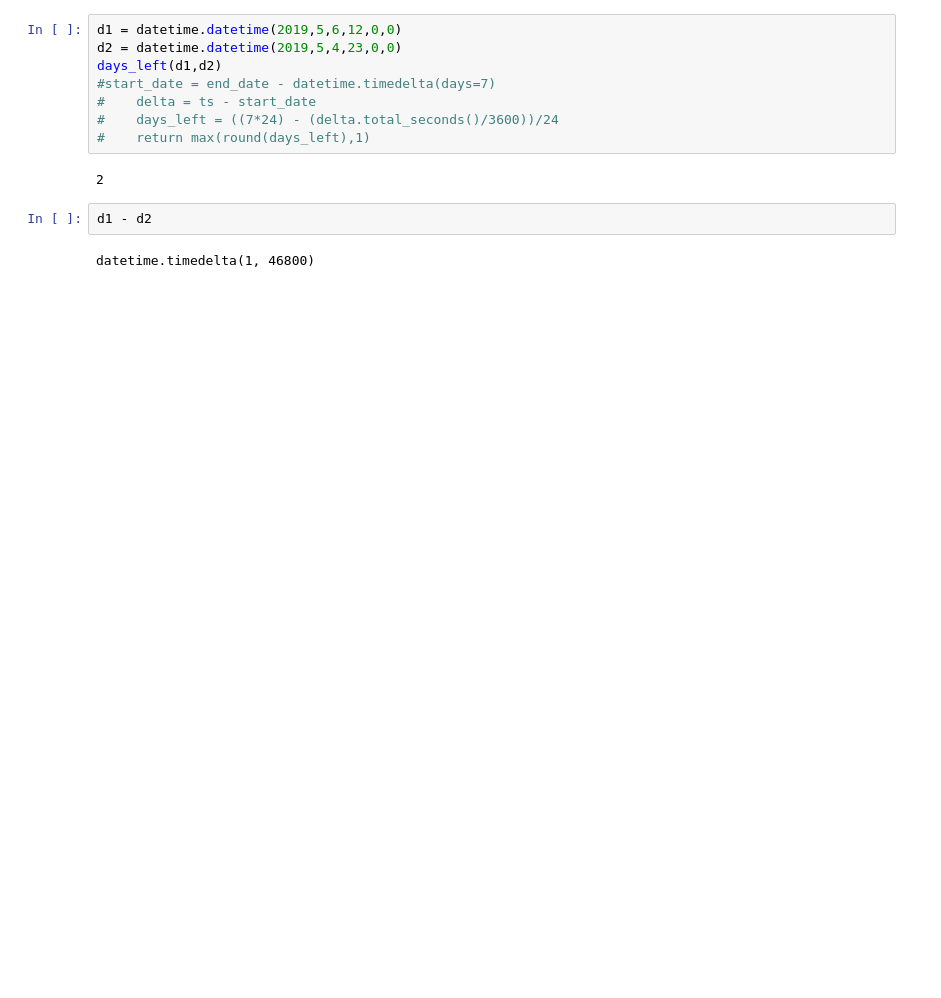
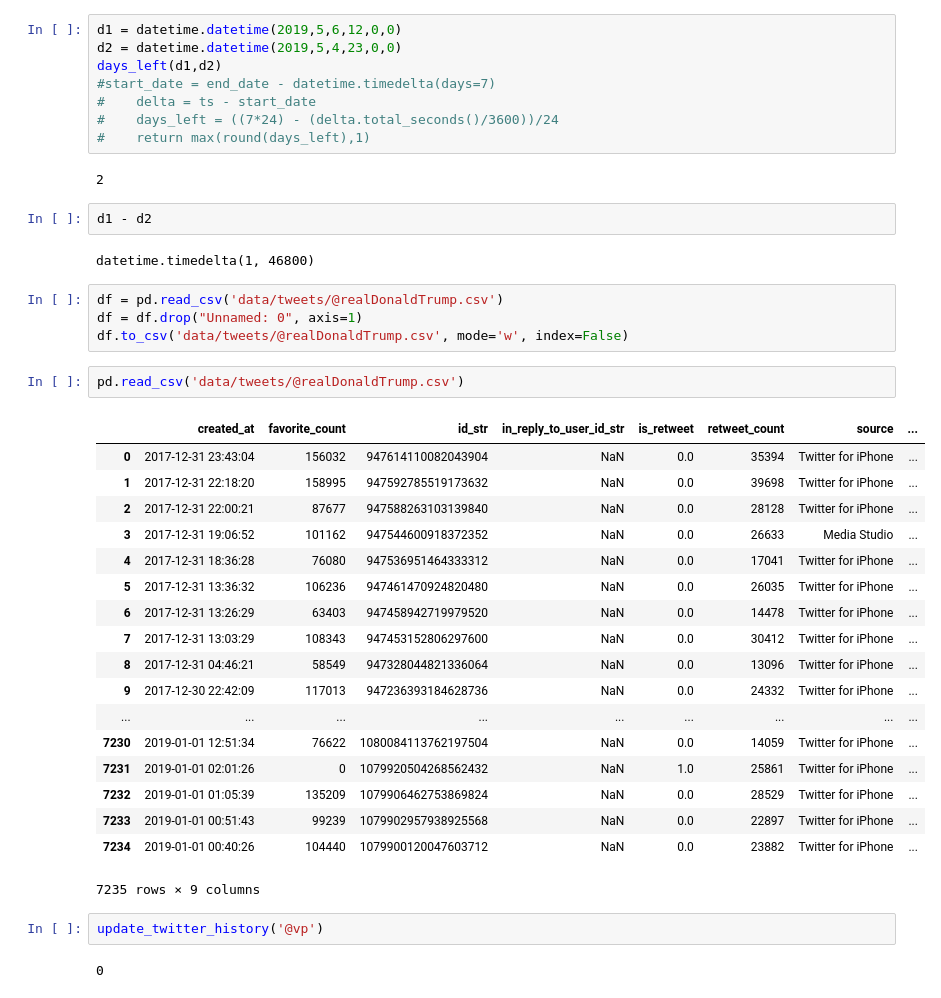
Before and after one commit to mng12689/predictit, a Jupyter notebook: Untitled-Copy1.ipynb, the cells around one changed output. Drawn from its saved outputs; the diff is of its cells as text; blank space fills up the shorter version.

Commit message:
twitter history update

```diff
--- a/Untitled-Copy1.ipynb
+++ b/Untitled-Copy1.ipynb
@@ -720,3 +734,32 @@ days_left(d1,d2)
 d1 - d2
 # %% [output]
 datetime.timedelta(1, 46800)
+# %%
+df = pd.read_csv('data/tweets/@realDonaldTrump.csv')
+df = df.drop("Unnamed: 0", axis=1)
+df.to_csv('data/tweets/@realDonaldTrump.csv', mode='w', index=False)
+# %%
+pd.read_csv('data/tweets/@realDonaldTrump.csv')
+# %% [output]
+|  | created_at | favorite_count | id_str | in_reply_to_user_id_str | is_retweet | retweet_count | source | ... |
+| 0 | 2017-12-31 23:43:04 | 156032 | 947614110082043904 | NaN | 0.0 | 35394 | Twitter for iPhone | ... |
+| 1 | 2017-12-31 22:18:20 | 158995 | 947592785519173632 | NaN | 0.0 | 39698 | Twitter for iPhone | ... |
+| 2 | 2017-12-31 22:00:21 | 87677 | 947588263103139840 | NaN | 0.0 | 28128 | Twitter for iPhone | ... |
+| 3 | 2017-12-31 19:06:52 | 101162 | 947544600918372352 | NaN | 0.0 | 26633 | Media Studio | ... |
+| 4 | 2017-12-31 18:36:28 | 76080 | 947536951464333312 | NaN | 0.0 | 17041 | Twitter for iPhone | ... |
+| 5 | 2017-12-31 13:36:32 | 106236 | 947461470924820480 | NaN | 0.0 | 26035 | Twitter for iPhone | ... |
+| 6 | 2017-12-31 13:26:29 | 63403 | 947458942719979520 | NaN | 0.0 | 14478 | Twitter for iPhone | ... |
+| 7 | 2017-12-31 13:03:29 | 108343 | 947453152806297600 | NaN | 0.0 | 30412 | Twitter for iPhone | ... |
+| 8 | 2017-12-31 04:46:21 | 58549 | 947328044821336064 | NaN | 0.0 | 13096 | Twitter for iPhone | ... |
+| 9 | 2017-12-30 22:42:09 | 117013 | 947236393184628736 | NaN | 0.0 | 24332 | Twitter for iPhone | ... |
+| ... | ... | ... | ... | ... | ... | ... | ... | ... |
+| 7230 | 2019-01-01 12:51:34 | 76622 | 1080084113762197504 | NaN | 0.0 | 14059 | Twitter for iPhone | ... |
+| 7231 | 2019-01-01 02:01:26 | 0 | 1079920504268562432 | NaN | 1.0 | 25861 | Twitter for iPhone | ... |
+| 7232 | 2019-01-01 01:05:39 | 135209 | 1079906462753869824 | NaN | 0.0 | 28529 | Twitter for iPhone | ... |
+| 7233 | 2019-01-01 00:51:43 | 99239 | 1079902957938925568 | NaN | 0.0 | 22897 | Twitter for iPhone | ... |
+| 7234 | 2019-01-01 00:40:26 | 104440 | 1079900120047603712 | NaN | 0.0 | 23882 | Twitter for iPhone | ... |
+7235 rows × 9 columns
+# %%
+update_twitter_history('@vp')
+# %% [output]
+0
```
Also changed, not shown: parts of 13 cells of this notebook.
